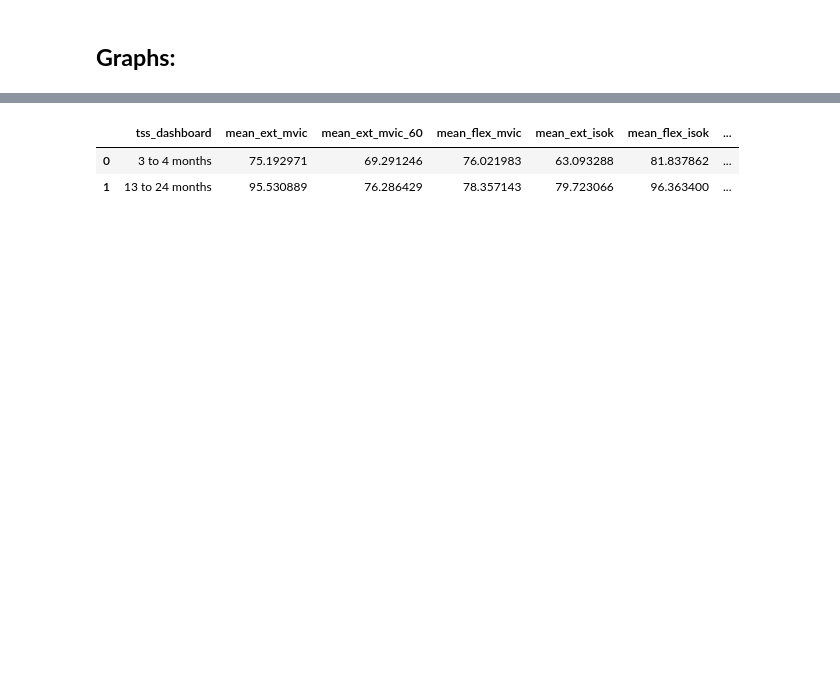
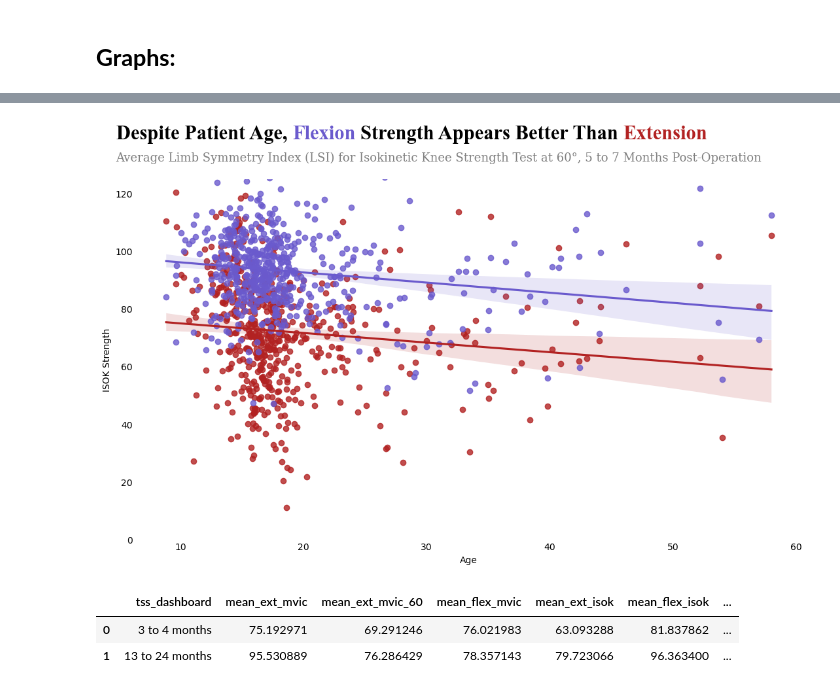
Before and after one commit to yxb8mh/finalproj, a Jupyter notebook: Initial_graphs.ipynb, the cells around one changed output, grey strips where cells are left out. Cells and saved outputs as stored; diff of their text form; code cells hidden in the pictures; blank space fills up the shorter version.

```diff
--- a/Initial_graphs.ipynb
+++ b/Initial_graphs.ipynb
@@ -64,3 +64,49 @@ plt.show()
+# %%
+#filter data for only patients at 5 to 7 months post operation
+aclr_filtered = aclr[aclr['tss_dashboard'] == '5 to 7 months']
+
+#set figure size
+plt.figure(figsize=(11, 7))
+
+#melting data for isok variables, adding age to isok dataframe
+isok = aclr_filtered[[col for col in aclr.columns if 'isok' in col]].copy()
+isok['age'] = aclr_filtered['age']
+isok = isok.melt(id_vars='age', var_name="Measurement", value_name="Value")
+isok.replace([float('inf'), float('-inf')], float('nan'), inplace=True)
+isok.dropna(inplace=True)
+
+#averaging value by age
+isok_avg = isok.groupby(['age', 'Measurement'])['Value'].mean().reset_index()
+
+#seperating into extension and flexion measurements
+isok_measurements = isok_avg['Measurement'].unique()
+
+#plotting isok regression plot
+for m in isok_measurements:
+    subset = isok_avg[isok_avg['Measurement'] == m]
+    label = 'Extension' if 'ext' in m else 'Flexion'
+    color = 'firebrick' if 'ext' in m else 'slateblue'
+    sns.regplot(data=subset, x='age', y='Value', label= label, color = color, scatter=True)
+plt.tick_params(axis='both', which='both', length=0)
+plt.xlabel('Age')
+plt.ylabel('ISOK Strength')
+
+#adding title and subtitle
+plt.title('Average Limb Symmetry Index (LSI) for Isokinetic Knee Strength Test at 60°, 5 to 7 Months Post-Operation',loc = 'left', x = -0.03, family = 'serif', pad = 20, fontsize=13, color='gray')
+plt.text(-0.03, 1.15, 'Despite Patient Age,', va='top', font='Times New Roman', fontsize=22, fontweight='bold', transform=plt.gca().transAxes)
+plt.text(0.235, 1.15, "Flexion", va='top', font='Times New Roman', color = 'slateblue', fontsize=22, fontweight='bold', transform=plt.gca().transAxes)
+plt.text(0.337, 1.15, 'Strength Appears Better Than', va='top', font='Times New Roman', fontsize=22, fontweight='bold', transform=plt.gca().transAxes)
+plt.text(0.732, 1.15, "Extension", va='top', font='Times New Roman', color = 'firebrick', fontsize=22, fontweight='bold', transform=plt.gca().transAxes)
+
+
+#setting limits
+plt.ylim(0, 125)
+#despine and tight layout
+sns.despine(top=True, right=True, left=True, bottom=True)
+plt.tight_layout()
+plt.show()
+# %% [output]
+[figure, added]
 # %%
 acl_grouped = aclr.groupby('tss_dashboard').agg(
     mean_ext_mvic=('lsi_ext_mvic_90', 'mean'),
```
Also changed, not shown: parts of 5 cells of this notebook, 18 other files.
